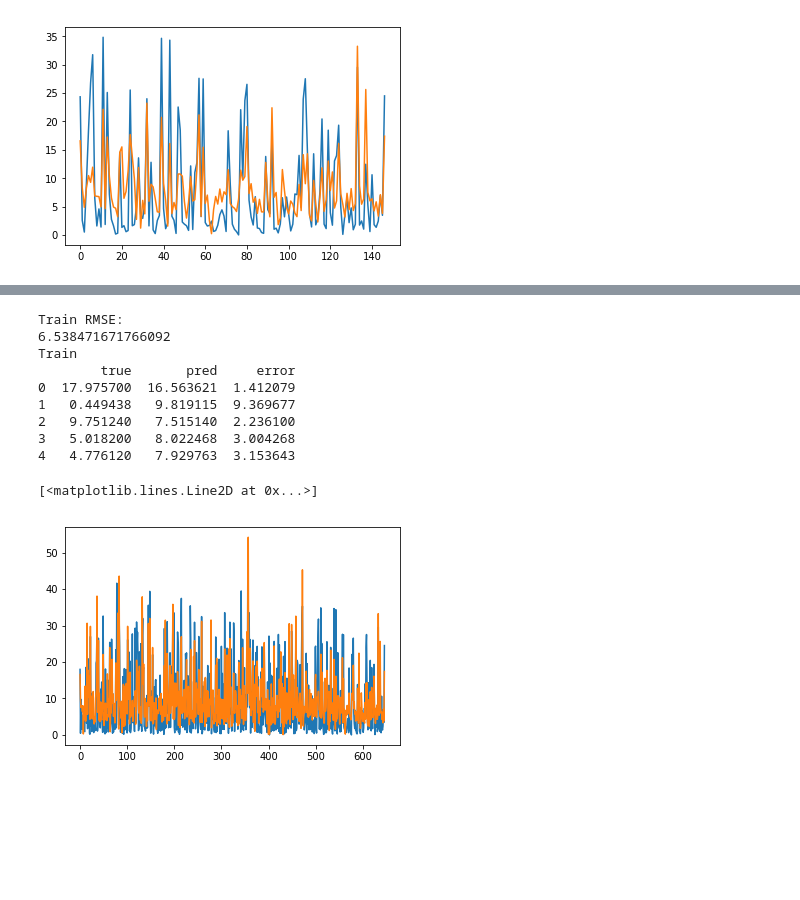
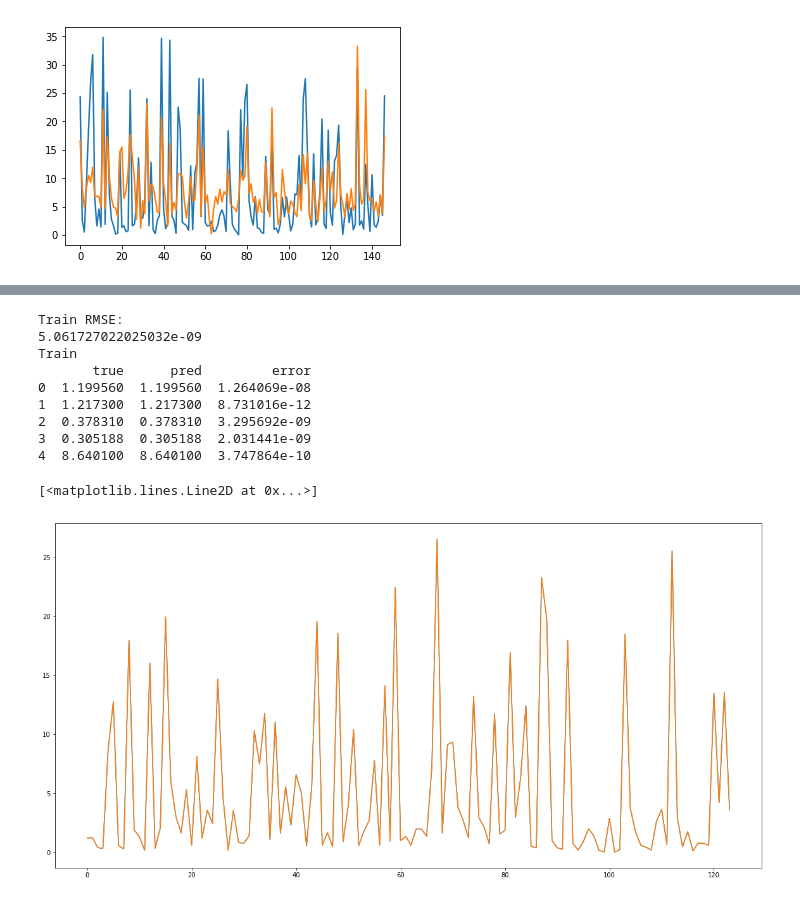
Before and after one commit to shreyaj1212/Influenza-Trends, a Jupyter notebook: Regression-Percentage.ipynb, the cells around one changed output, grey strips where cells are left out. Cells and saved outputs as stored; diff of their text form; code cells hidden in the pictures; blank space fills up the shorter version.

```diff
--- a/Regression-Percentage.ipynb
+++ b/Regression-Percentage.ipynb
@@ -51,6 +51,6 @@ sines.reset_index(drop=True,inplace=True)
 data=pd.concat([data,sines],axis=1)
 data=data.rename(columns={0:"sines"})
 
-
-data.head()
+data=data.drop(['index'],axis=1)
+data
 # %% [output]
@@ -77,0 +143,3 @@ plt.plot(x,y)
+# %%
+respeeksee.reset_index(drop=True,inplace=True)
+respeeksee
@@ -77,0 +232,3 @@ plt.plot(x,y)
+# %%
+tots = pd.concat([respeeksee,peeksee],axis=1)
+tots
@@ -218,54 +432,59 @@ numpy.ndarray
 # %%
 df = pd.read_csv('flu_annotations/AwarenessVsInfection2009TweetIDs.csv')
 # %%
+fig = plt.figure(figsize=(20,10))
 
-data_train, data_val = train_test_split(data, test_size = 0.20, random_state = 0)
+dat = data[data['YEAR']==2004].append(data[data['YEAR']==2005]).append(data[data['YEAR']==2006])
+
+data_train, data_val = train_test_split(dat, test_size = 0.20, random_state = 0)
 y_train = data_train['PERCENT POSITIVE']
 y_val = data_val['PERCENT POSITIVE']
 
-X_train = data_train[['INFL','FLU','OSELT','GRIPE','VACC','COUGH','CC','sines','FLU_SYMP','INF_SYMP','PREV','cos','FLU dervs','FLU_SYMP dervs','CC dervs','COUGH dervs','INF_SYMP dervs','sines dervs','cos dervs']]
-X_val = data_val[['INFL','FLU','OSELT','GRIPE','VACC','COUGH','CC','sines','FLU_SYMP','INF_SYMP','PREV','cos','FLU dervs','FLU_SYMP dervs','CC dervs','COUGH dervs','INF_SYMP dervs','sines dervs','cos dervs']]
+X_train = data_train[['INFL','FLU','OSELT','GRIPE','COUGH','CC','sines','FLU_SYMP','INF_SYMP','PREV','cos','FLU dervs','FLU_SYMP dervs','CC dervs','COUGH dervs','INF_SYMP dervs','sines dervs','cos dervs']]
+X_val = data_val[['INFL','FLU','OSELT','GRIPE','COUGH','CC','sines','FLU_SYMP','INF_SYMP','PREV','cos','FLU dervs','FLU_SYMP dervs','CC dervs','COUGH dervs','INF_SYMP dervs','sines dervs','cos dervs']]
 
 from sklearn.linear_model import ElasticNet
+from sklearn.svm import SVR
+from sklearn.kernel_ridge import KernelRidge
 
-clf = ElasticNet(random_state=0)
+clf = KernelRidge(kernel='poly',degree=4)
 clf.fit(X_train, y_train)
 
 from sklearn.metrics import auc
 
 y_train = np.array(y_train).reshape(len(y_train))
 
 y_train_predict = clf.predict(X_train).reshape(len(X_train))
 for i in range(len(y_train_predict)):
     if y_train_predict[i]<0.0:
         y_train_predict[i]=abs(y_train_predict[i])
 
 train_rmse = np.sqrt(((y_train-y_train_predict)**2).mean())
 
 train_deeta = {'true': y_train,"pred": y_train_predict,"error": abs(y_train-y_train_predict)}
 print("Train RMSE:")
 print(train_rmse)
 train_compare = pd.DataFrame(train_deeta)
 
 print("Train")
 print(train_compare.head(), "\n")
 
 x=np.arange(0,len(train_compare))
 y=train_compare['true']#.iloc[:40]
 plt.plot(x,y)
 
 y=train_compare['pred']#.iloc[:40]
 plt.plot(x,y)
 # %% [output]
 Train RMSE:
-6.538471671766092
+5.061727022025032e-09
 Train
-        true       pred     error
-0  17.975700  16.563621  1.412079
-1   0.449438   9.819115  9.369677
-2   9.751240   7.515140  2.236100
-3   5.018200   8.022468  3.004268
-4   4.776120   7.929763  3.153643
+       true      pred         error
+0  1.199560  1.199560  1.264069e-08
+1  1.217300  1.217300  8.731016e-12
+2  0.378310  0.378310  3.295692e-09
+3  0.305188  0.305188  2.031441e-09
+4  8.640100  8.640100  3.747864e-10
 [<matplotlib.lines.Line2D at 0x...>]
-[figure, old version]
+[figure, new version]
 # %%
```
Also changed, not shown: parts of 14 cells of this notebook, 2 other files.
